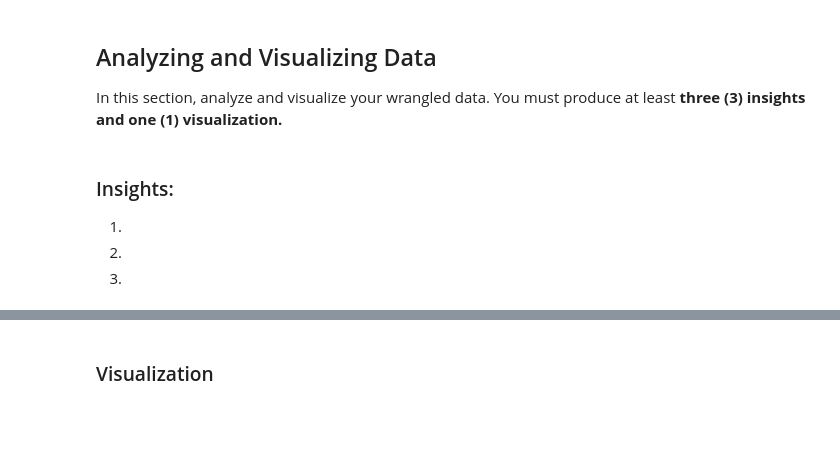
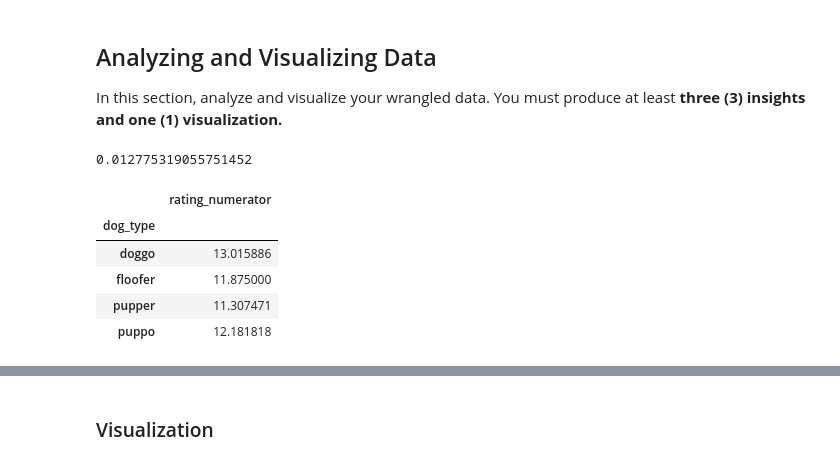
Before and after one commit to jonah-m/Twitter-Data-Cleaning-Project, a Jupyter notebook: wrangle_act.ipynb, the cells around one changed output, grey strips where cells are left out. Cells and saved outputs as stored; diff of their text form; code cells hidden in the pictures; blank space fills up the shorter version.

```diff
--- a/wrangle_act.ipynb
+++ b/wrangle_act.ipynb
@@ -741,10 +741,19 @@ df_master_copy.to_csv('twitter_archive_master.csv', index= False)
 # %% [markdown]
 ## Analyzing and Visualizing Data
 In this section, analyze and visualize your wrangled data. You must produce at least **three (3) insights and one (1) visualization.**
-# %% [markdown]
-### Insights:
-1.
-
-2.
-
-3.
+# %%
+# Checking to see if a higher rating tends to get a higher retweet count
+corr = df_master_copy['rating_numerator'].corr(df_master_copy['retweet_count'])
+print(corr)
+# %% [output]
+0.012775319055751452
+# %%
+### See which types of dogs get the highest  average ratings
+df_master_copy[['dog_type', 'rating_numerator']].groupby('dog_type').mean('rating_numerator')
+# %% [output]
+|  | rating_numerator |
+| dog_type |  |
+| doggo | 13.015886 |
+| floofer | 11.875000 |
+| pupper | 11.307471 |
+| puppo | 12.181818 |
```
Also changed, not shown: parts of 8 cells of this notebook.
